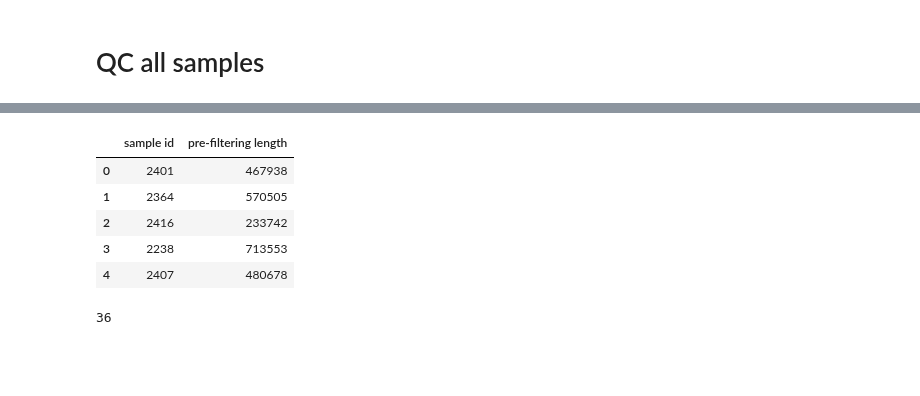
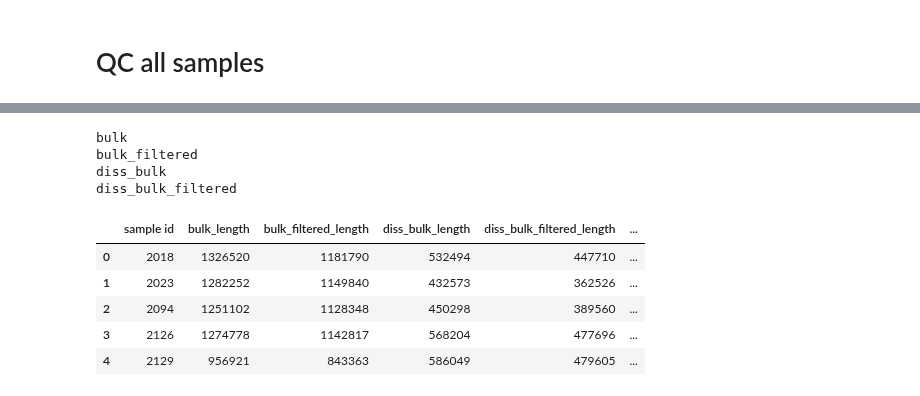
Before and after one commit to emma2207/hgsoc-reconstruction, a Jupyter notebook: demultiplexing_pooled_samples/scripts/qc_bulk.ipynb, the cells around one changed output, grey strips where cells are left out. Drawn from its saved outputs; the diff is of its cells as text; code cells hidden in the pictures; blank space fills up the shorter version.

```diff
--- a/demultiplexing_pooled_samples/scripts/qc_bulk.ipynb
+++ b/demultiplexing_pooled_samples/scripts/qc_bulk.ipynb
@@ -36,21 +29,0 @@ for f in folder.glob("bcftools_bulk_sample*.vcf"):
-# %%
-output_dict_filtered = {}
-
-for f in folder.glob("bcftools_filtered_bulk_sample*.vcf"):
-    # print(f.name[29:33])
-    df = read_vcf(f)
-    output_dict_filtered[str(f.name[29:33])] = len(df)
-# %%
-output_dict_diss_bulk = {}
-
-for f in folder.glob("bcftools_diss_bulk_sample*.vcf"):
-    # print(f.name[25:29])
-    df = read_vcf(f)
-    output_dict_diss_bulk[str(f.name[25:29])] = len(df)
-# %%
-output_dict_diss_bulk_filtered = {}
-
-for f in folder.glob("bcftools_filtered_diss_bulk_sample*.vcf"):
-    # print(f.name[34:38])
-    df = read_vcf(f)
-    output_dict_diss_bulk_filtered[str(f.name[34:38])] = len(df)
@@ -82,13 +80,16 @@ db_post_filter_df = pd.DataFrame(
+# %%
+total_df = load_data()
+# %% [output]
+bulk
+bulk_filtered
+diss_bulk
+diss_bulk_filtered
 # %%
-db_pre_filter_df.head()
+total_df.head()
 # %% [output]
-|  | sample id | pre-filtering length |
-| 0 | 2401 | 467938 |
-| 1 | 2364 | 570505 |
-| 2 | 2416 | 233742 |
-| 3 | 2238 | 713553 |
-| 4 | 2407 | 480678 |
+|  | sample id | bulk_length | bulk_filtered_length | diss_bulk_length | diss_bulk_filtered_length | ... |
+| 0 | 2018 | 1326520 | 1181790 | 532494 | 447710 | ... |
+| 1 | 2023 | 1282252 | 1149840 | 432573 | 362526 | ... |
+| 2 | 2094 | 1251102 | 1128348 | 450298 | 389560 | ... |
+| 3 | 2126 | 1274778 | 1142817 | 568204 | 477696 | ... |
+| 4 | 2129 | 956921 | 843363 | 586049 | 479605 | ... |
-# %%
-len(post_filter_df)
-# %% [output]
-36
```
Also changed, not shown: parts of 30 cells of this notebook, 9 other files.
